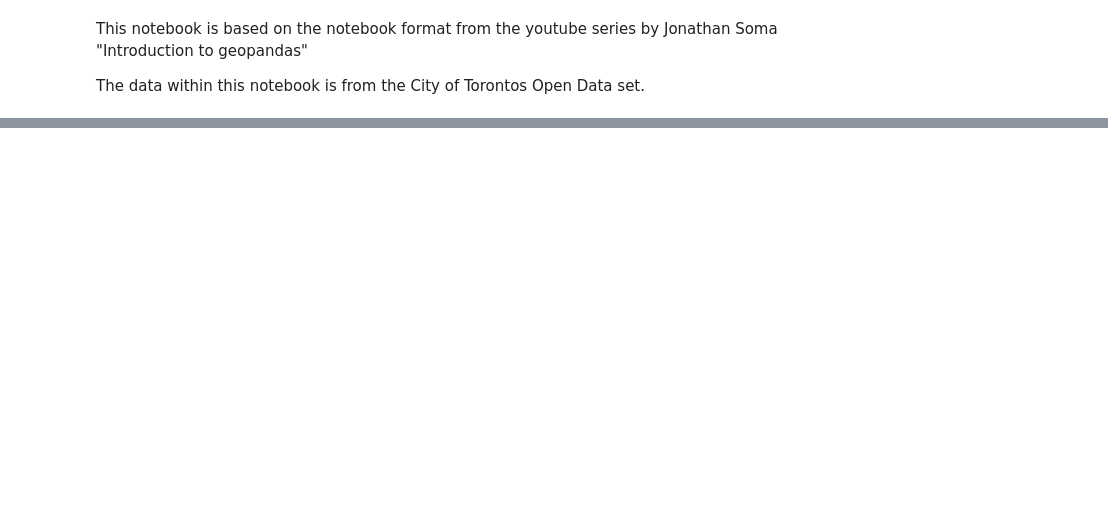
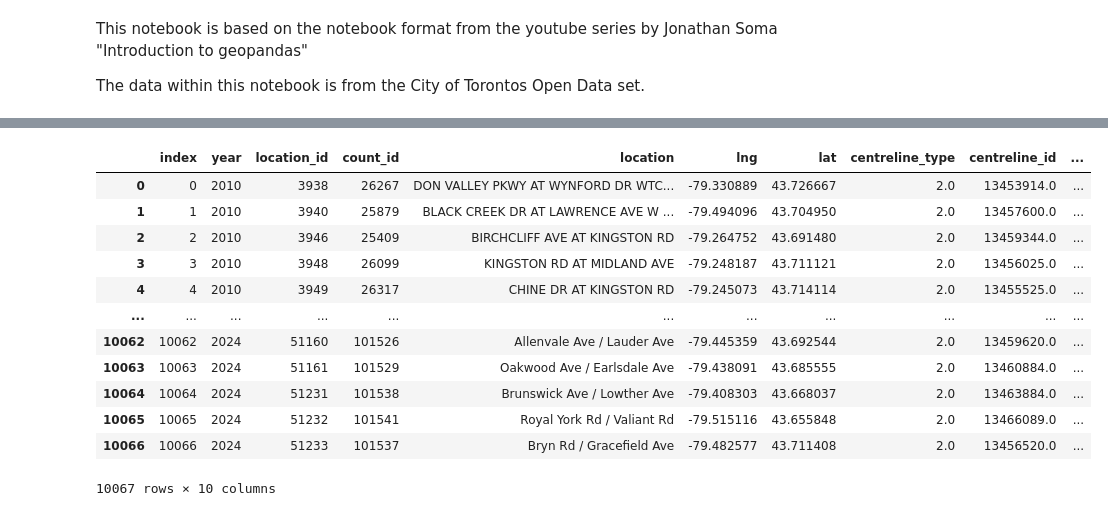
Before and after one commit to naorella/GIS_Showcase, a Jupyter notebook: template.ipynb, the cells around one changed output, grey strips where cells are left out. Drawn from its saved outputs; the diff is of its cells as text; code cells hidden in the pictures; blank space fills up the shorter version.

```diff
--- a/template.ipynb
+++ b/template.ipynb
@@ -5,7 +5,11 @@ The data within this notebook is from the City of Torontos Open Data set.
 # %%
 import pandas as pd
 import geopandas as gpd
+import numpy as np
 from shapely.geometry import Point, Polygon
+
+#see all columns when calling head on a dataframe
+pd.set_option('display.max_columns', None)
 
 from geopy.geocoders import Nominatim
 from geopy.geocoders import GoogleV3
@@ -97,0 +64,10 @@ ax.set_ylim([43.5,43.9])
+# %%
+#read shapefiles
+file_path_1 = "/workspace/GIS_project/data/traffic/raw-data-2010-2019.csv"
+file_path_2 = "/workspace/GIS_project/data/traffic/raw-data-2010-2019.csv"
+file_path_3 = "/workspace/GIS_project/data/traffic/raw-data-2020-2029.csv"
+#combine the csvs into a single dataframe
+traffic = pd.concat(
+    map(pd.read_csv, [file_path_1, file_path_2, file_path_3]), ignore_index=True)
+#display head data
+traffic.head()
@@ -97,0 +81,9 @@ ax.set_ylim([43.5,43.9])
+# %%
+#calculate new field that adds up all motor traffic
+traffic['motortraf'] = traffic.loc[:,'sb_cars_r':'eb_bus_l'].sum(axis=1) + traffic.loc[:,'nx_other':'wx_other'].sum(axis=1)
+#create a year field
+traffic['year'] = pd.to_datetime(traffic['count_date']).dt.year
+
+#new, cleaner, dataframe
+traffic_trunc = traffic[['count_id', 'year', 'location_id', 'location', 'lng', 'lat', 'centreline_type', 'centreline_id', 'motortraf']]
+traffic_trunc.head()
@@ -97,0 +97,9 @@ ax.set_ylim([43.5,43.9])
+# %%
+#aggregate and group by year and location id
+traffic_agg = traffic_trunc.groupby(['year','location_id']).agg({'count_id': pd.Series.mode,
+                                                              'location': pd.Series.mode,
+                                                              'lng': pd.Series.mode, 'lat': pd.Series.mode,
+                                                              'centreline_type':pd.Series.mode,
+                                                              'centreline_id':pd.Series.mode,
+                                                              'motortraf': 'sum'})
+traffic_agg.head()
@@ -97,0 +114,18 @@ ax.set_ylim([43.5,43.9])
+# %%
+#reset index so that we can use the data frame
+traffic_agg = traffic_agg.reset_index()
+traffic_agg.head(-5)
+# %% [output]
+|  | index | year | location_id | count_id | location | lng | lat | centreline_type | centreline_id | ... |
+| 0 | 0 | 2010 | 3938 | 26267 | DON VALLEY PKWY AT WYNFORD DR WTC... | -79.330889 | 43.726667 | 2.0 | 13453914.0 | ... |
+| 1 | 1 | 2010 | 3940 | 25879 | BLACK CREEK DR AT LAWRENCE AVE W ... | -79.494096 | 43.704950 | 2.0 | 13457600.0 | ... |
+| 2 | 2 | 2010 | 3946 | 25409 | BIRCHCLIFF AVE AT KINGSTON RD | -79.264752 | 43.691480 | 2.0 | 13459344.0 | ... |
+| 3 | 3 | 2010 | 3948 | 26099 | KINGSTON RD AT MIDLAND AVE | -79.248187 | 43.711121 | 2.0 | 13456025.0 | ... |
+| 4 | 4 | 2010 | 3949 | 26317 | CHINE DR AT KINGSTON RD | -79.245073 | 43.714114 | 2.0 | 13455525.0 | ... |
+| ... | ... | ... | ... | ... | ... | ... | ... | ... | ... | ... |
+| 10062 | 10062 | 2024 | 51160 | 101526 | Allenvale Ave / Lauder Ave | -79.445359 | 43.692544 | 2.0 | 13459620.0 | ... |
+| 10063 | 10063 | 2024 | 51161 | 101529 | Oakwood Ave / Earlsdale Ave | -79.438091 | 43.685555 | 2.0 | 13460884.0 | ... |
+| 10064 | 10064 | 2024 | 51231 | 101538 | Brunswick Ave / Lowther Ave | -79.408303 | 43.668037 | 2.0 | 13463884.0 | ... |
+| 10065 | 10065 | 2024 | 51232 | 101541 | Royal York Rd / Valiant Rd | -79.515116 | 43.655848 | 2.0 | 13466089.0 | ... |
+| 10066 | 10066 | 2024 | 51233 | 101537 | Bryn Rd / Gracefield Ave | -79.482577 | 43.711408 | 2.0 | 13456520.0 | ... |
+10067 rows × 10 columns
```
Also changed, not shown: parts of 15 cells of this notebook.
